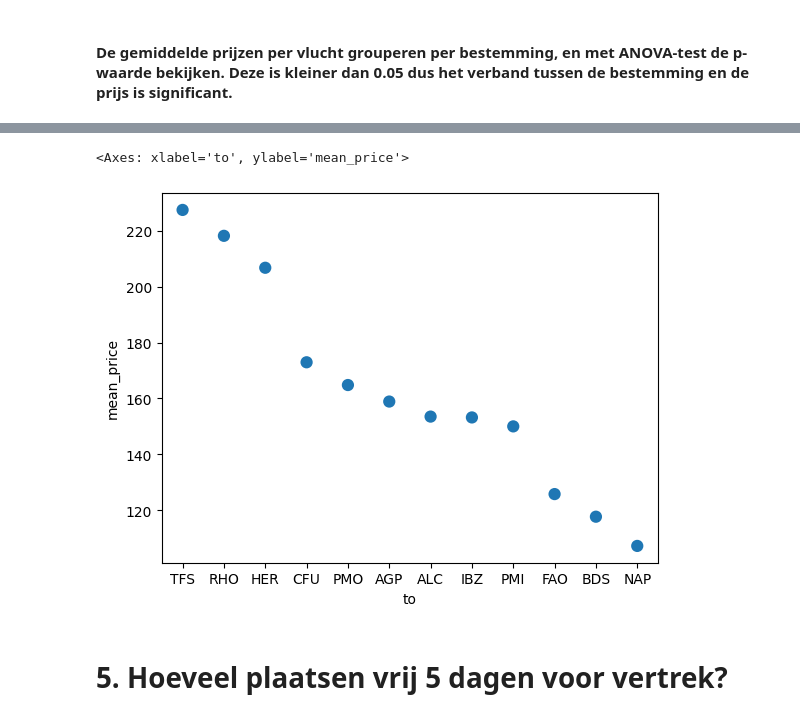
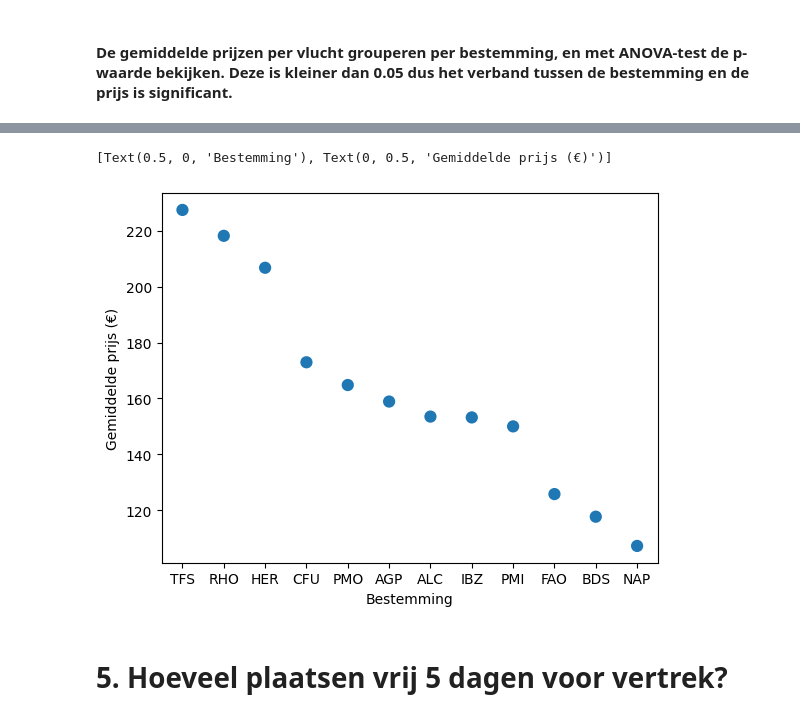
Before and after one commit to ademayari/data-engineering-project-1, a Jupyter notebook: pandas/Pandas Analyses.ipynb, the cells around one changed output, grey strips where cells are left out. Saved outputs shown, nothing was run; the diff lists cells and outputs as text; code cells hidden in the pictures.

```diff
--- a/pandas/Pandas Analyses.ipynb
+++ b/pandas/Pandas Analyses.ipynb
@@ -184,8 +187,9 @@ sns.boxplot(x='to', y='avg_price', data=df2)
 # %%
-sns.pointplot(x='to', y='mean_price', data=mean_prices_df, join=False, errorbar='sd')
+plot2 = sns.pointplot(x='to', y='mean_price', data=mean_prices_df, join=False, errorbar='sd')
+plot2.set(xlabel="Bestemming", ylabel="Gemiddelde prijs (€)")
 # %% [output]
-<Axes: xlabel='to', ylabel='mean_price'>
+[Text(0.5, 0, 'Bestemming'), Text(0, 0.5, 'Gemiddelde prijs (€)')]
-[figure, old version]
+[figure, new version]
 # %% [markdown]
 # 5. Hoeveel plaatsen vrij 5 dagen voor vertrek?
 # %%
```
Also changed, not shown: parts of 4 cells of this notebook.
